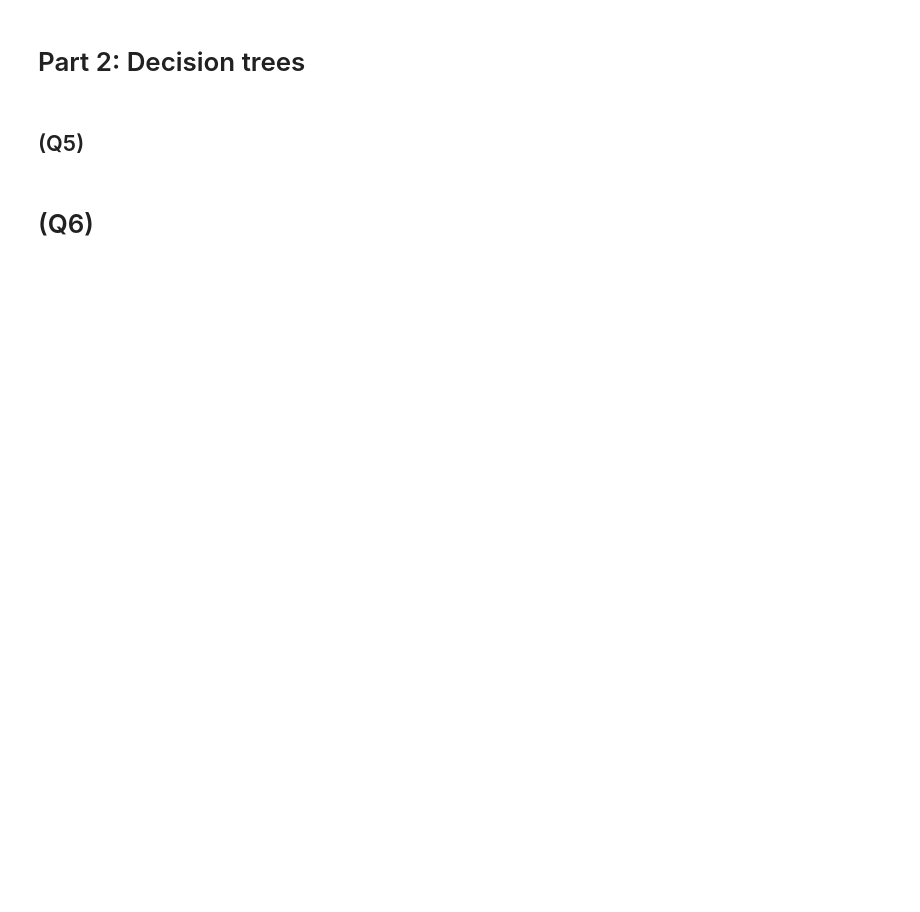
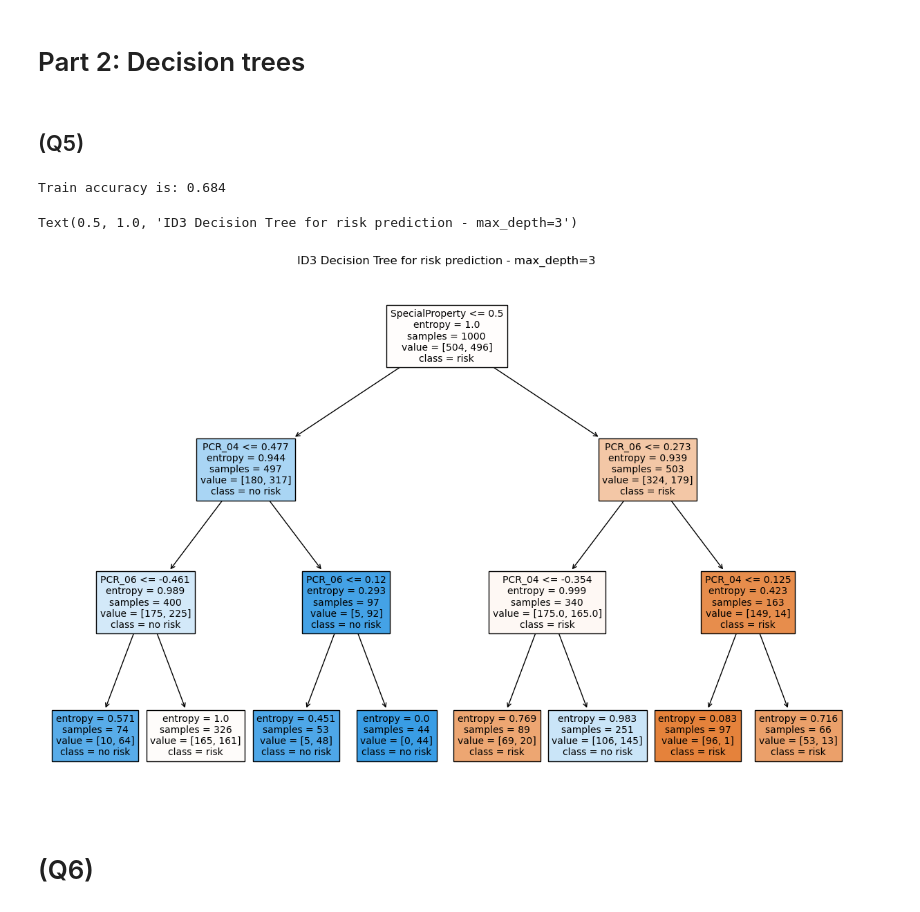
Before and after one commit to Lilach-Biton/ML_Intro, a Jupyter notebook: Wet/HW2/213930175-205764517.ipynb, the cells around one changed output. Saved outputs shown, nothing was run; the diff lists cells and outputs as text; code cells hidden in the pictures; blank space fills up the shorter version.

```diff
--- a/Wet/HW2/213930175-205764517.ipynb
+++ b/Wet/HW2/213930175-205764517.ipynb
@@ -152,11 +162,16 @@ id3_test_label = preprocessed_test[['risk']]
 # %%
 from sklearn.tree import DecisionTreeClassifier, plot_tree
 
 id3 = DecisionTreeClassifier(criterion='entropy', max_depth=3)
 id3 = id3.fit(id3_train, id3_train_label)
 print("Train accuracy is: {:.3f}".format(id3.score(id3_train, id3_train_label)))
 plt.figure(figsize=(15, 10))
 plot_tree(id3, feature_names=['PCR_04', 'PCR_06', 'SpecialProperty'], class_names=['risk', 'no risk'], filled=True, fontsize=10)
+plt.title('ID3 Decision Tree for risk prediction - max_depth=3')
+# %% [output]
+Train accuracy is: 0.684
+Text(0.5, 1.0, 'ID3 Decision Tree for risk prediction - max_depth=3')
+[figure, added]
 # %% [markdown]
 # (Q6)
 # %%
```
Also changed, not shown: parts of 14 cells of this notebook, 3 other files.
